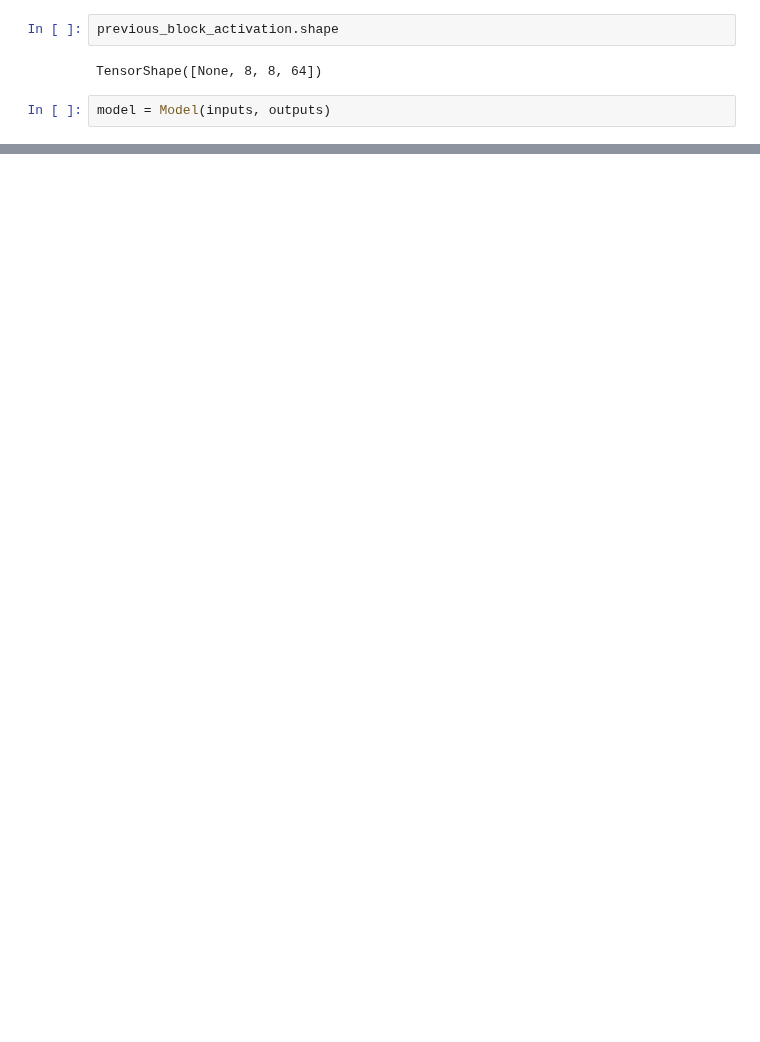
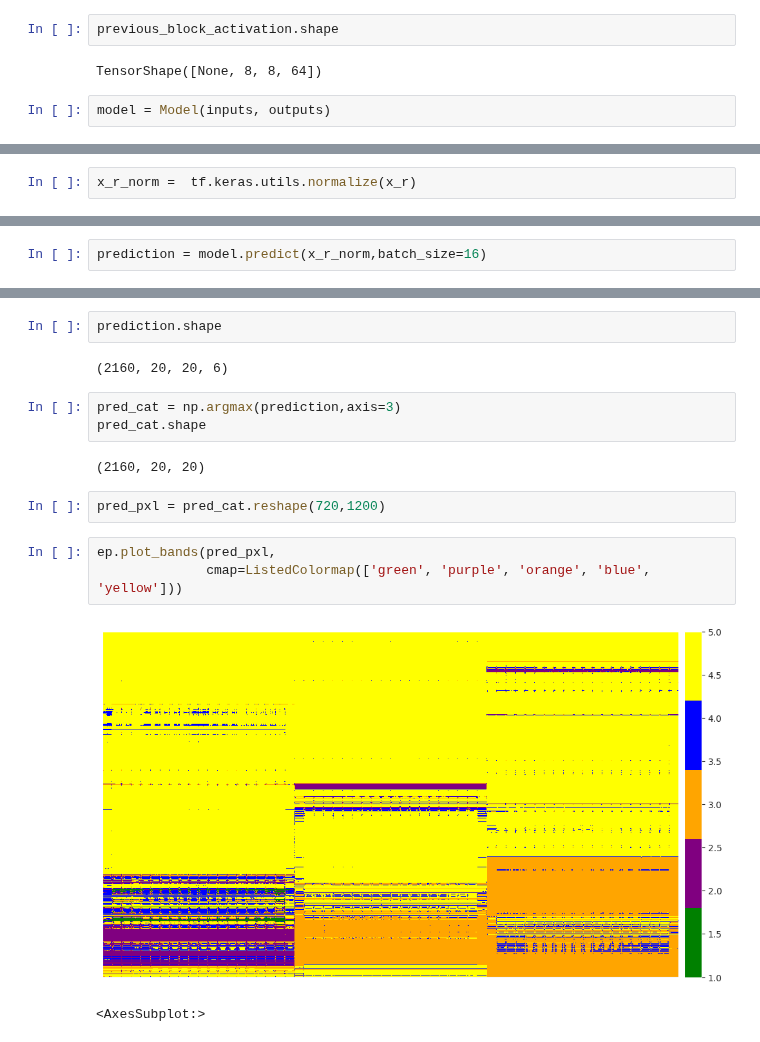
Before and after one commit to angpysha/Satellite_Imagery_Analysis, a Jupyter notebook: Classification/2d_way_2.ipynb, the cells around one changed output, grey strips where cells are left out. Drawn from its saved outputs; the diff is of its cells as text; blank space fills up the shorter version.

```diff
--- a/Classification/2d_way_2.ipynb
+++ b/Classification/2d_way_2.ipynb
@@ -184,0 +347,2 @@ ________________________________________________________________________________
+# %%
+x_r_norm =  tf.keras.utils.normalize(x_r)
@@ -184,0 +376,2 @@ ________________________________________________________________________________
+# %%
+prediction = model.predict(x_r_norm,batch_size=16)
@@ -184,0 +380,17 @@ ________________________________________________________________________________
+# %%
+prediction.shape
+# %% [output]
+(2160, 20, 20, 6)
+# %%
+pred_cat = np.argmax(prediction,axis=3)
+pred_cat.shape
+# %% [output]
+(2160, 20, 20)
+# %%
+pred_pxl = pred_cat.reshape(720,1200)
+# %%
+ep.plot_bands(pred_pxl,
+              cmap=ListedColormap(['green', 'purple', 'orange', 'blue', 'yellow']))
+# %% [output]
+[figure, added]
+<AxesSubplot:>
```
Also changed, not shown: parts of 38 cells of this notebook.
